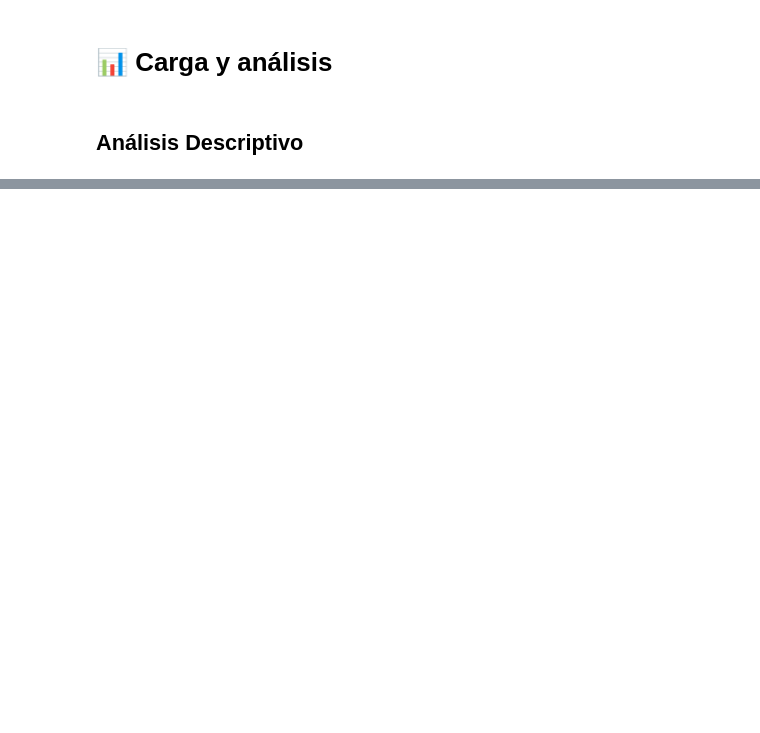
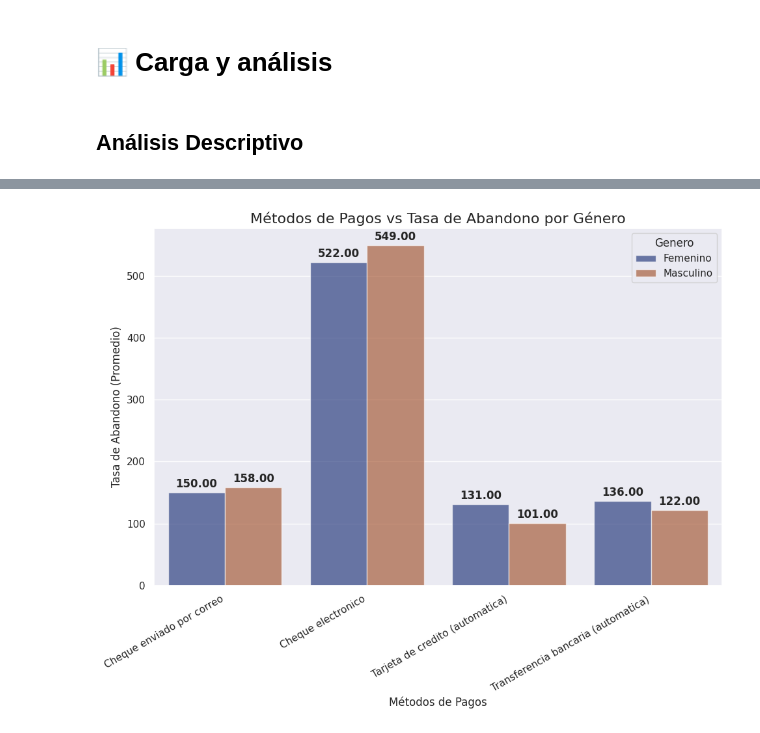
Before and after one commit to Ayelen95/Chagenge-Telecom-2026, a Jupyter notebook: TelecomX_LATAM.ipynb, the cells around one changed output, grey strips where cells are left out. Saved outputs shown, nothing was run; the diff lists cells and outputs as text; code cells hidden in the pictures; blank space fills up the shorter version.

```diff
--- a/TelecomX_LATAM.ipynb
+++ b/TelecomX_LATAM.ipynb
@@ -537,0 +656,42 @@ df.describe()
+# %%
+sns.set_theme(style='whitegrid')
+# %%
+
+sns.set_theme(style="darkgrid")
+
+# 1. Creas tu lienzo
+fig, ax = plt.subplots(figsize=(10, 8))
+
+# 2. Usas barplot (NO catplot) y le pasas el parámetro ax=ax
+sns.barplot(
+    data=df,
+    x="Metodo_Pago",
+    y="Abandono",
+    hue="Genero",
+    palette="dark",
+    alpha=.6,
+    estimator=sum,  # <--- ESTO CAMBIA TODO: Ahora suma los 1s
+    errorbar=None,  # <--- SIN BARRAS DE ERROR
+    ax=ax  # <--- AQUÍ LE DICES QUE DIBUJE EN TU LIENZO EXISTENTE
+)
+
+# 3. Ahora sí funcionan los métodos de matplotlib estándar
+ax.set_title('Métodos de Pagos vs Tasa de Abandono por Género', fontsize=16)
+ax.set_xlabel("Métodos de Pagos")
+ax.set_ylabel("Tasa de Abandono (Promedio)")
+
+
+
+plt.xticks(rotation=30, ha='right')
+
+# 4. --- NUEVO: AGREGAMOS LOS VALORES ---
+for container in ax.containers:
+    # Usamos %.2f para ver 2 decimales.
+    # Si estuvieras usando 'estimator=sum' (conteo), usarías '%.0f' (sin decimales)
+    ax.bar_label(container, fmt='%.2f', padding=3, fontweight='bold')
+
+plt.tight_layout() # Importante: Ajusta los márgenes para que no se corte el texto inclinado
+
+plt.show()
+# %% [output]
+[figure, added]
```
Also changed, not shown: parts of 41 cells of this notebook.
